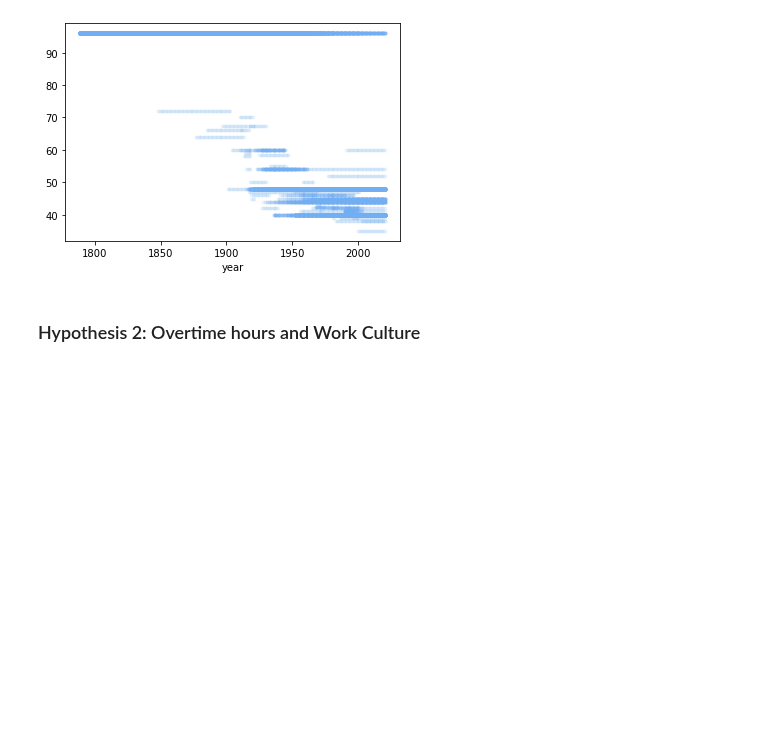
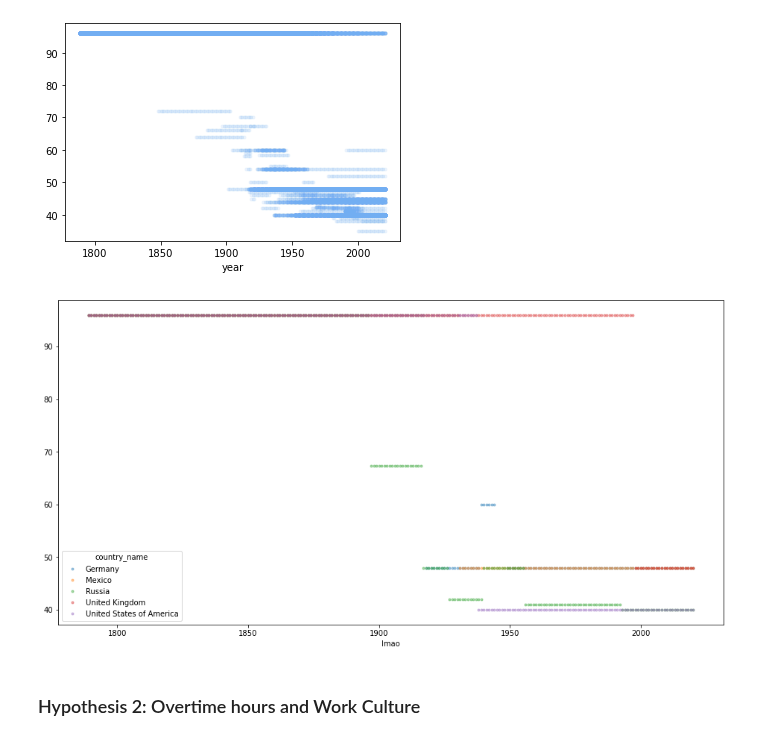
Before and after one commit to trevor-moss/ek121_finalProj, a Jupyter notebook: submission_format.ipynb, the cells around one changed output. Saved outputs shown, nothing was run; the diff lists cells and outputs as text; code cells hidden in the pictures; blank space fills up the shorter version.

```diff
--- a/submission_format.ipynb
+++ b/submission_format.ipynb
@@ -37,6 +37,8 @@ Something about Social Security Disability and why it's important. Some dataset
 import numpy as np #numpy maybe not needed
 import pandas as pd
 import matplotlib.pyplot as plt
+plt.rcParams["figure.figsize"] = (16,8)
+# rcParams from https://matplotlib.org/stable/users/explain/customizing.html
 # %%
 data_url = "https://www.dropbox.com/s/ie1zvkr7iht2i1j/public_workingtimedata.dta?dl=1" # store data url here
 
@@ -68,6 +70,15 @@ plt.show()
 # %%
 # Plot 1.3
 #look at fewer countries here to illustrate a sort of trend more simply (like 4-6 countries)
+
+df_select = df.loc[df['country_name'].isin(['United States of America', 'Mexico', 'Russia', 'Germany', 'United Kingdom'])]
+#df_select = df.loc[df['country_name'].isin(['United Kingdom'])]
+
+pd.pivot_table(df_select.reset_index(), index='year', columns='country_name', values='normalhours').plot(alpha=0.4, linestyle='None', marker='.')
+plt.xlabel('lmao')
+plt.show()
+# %% [output]
+[figure, added]
 # %% [markdown]
 ### Hypothesis 2: Overtime hours and Work Culture
 # %%
```
